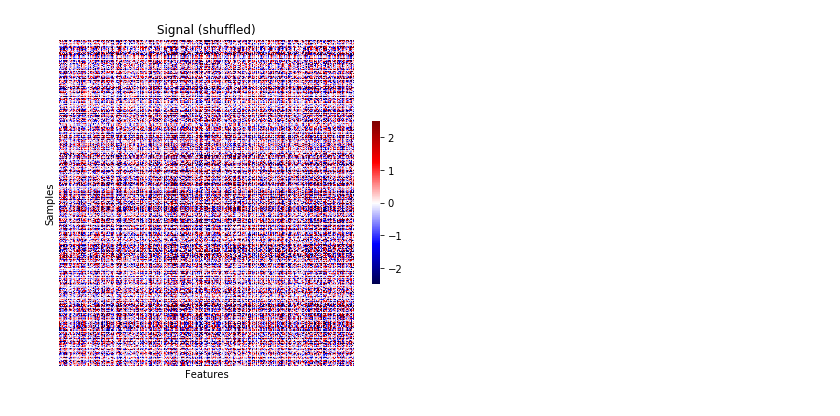
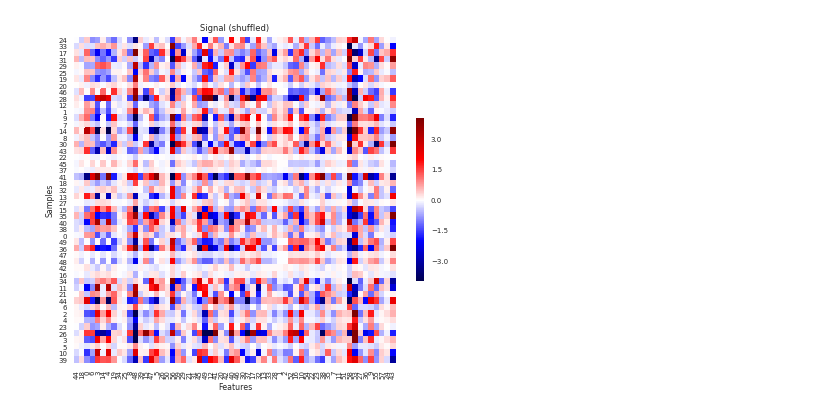
Before and after one commit to a378ec99/bcn, a Jupyter notebook: bcn/examples/Example.ipynb, the cells around one changed output. Saved outputs shown, nothing was run; the diff lists cells and outputs as text; code cells hidden in the pictures.

```diff
--- a/bcn/examples/Example.ipynb
+++ b/bcn/examples/Example.ipynb
@@ -16,17 +24,16 @@ np.random.seed(seed=42)
 # %%
-def show_signal(signal, shuffle=False):
+def show_absolute(signal, kind, shuffle=False):
     indices_x = np.arange(signal.shape[0], dtype=int)
     indices_y = np.arange(signal.shape[1], dtype=int)
     fig = pl.figure(figsize=(6 * (signal.shape[1] / signal.shape[0]), 6))
     ax = fig.add_subplot(111)
-    ax.set_title('Signal')
+    ax.set_title('{}'.format(kind))
     if shuffle:
         np.random.shuffle(indices_x)
         np.random.shuffle(indices_y)
-        ax.set_title('Signal (shuffled)')
-    ax_seaborn = sb.heatmap(signal[indices_x, indices_y[:, None]], vmin=-2.5, vmax=2.5, cmap=pl.cm.seismic, ax=ax, cbar_kws={'shrink': 0.5}, xticklabels=False, yticklabels=False)
+        ax.set_title('{} (shuffled)'.format(kind))
+    ax_seaborn = sb.heatmap(signal[indices_x[:, None], indices_y], vmin=-4, vmax=4, cmap=pl.cm.seismic, ax=ax, cbar_kws={'shrink': 0.5}, xticklabels=indices_y, yticklabels=indices_x)
     ax.tick_params(axis='both', which='both', length=0)
     ax.set_xlabel('Features')
     ax.set_ylabel('Samples')
-    #ax.axis('equal')
 # %%
@@ -70,11 +74,11 @@ def show_independences(signal, pairs, space, n_pairs=10, n_points=80):
 sparsity = 2
 n_restarts = 10
 rank = 6
-n_measurements = 10000
-shape = (1000, 1100) # samples, features
+n_measurements = 4000
+shape = (50, 60) # samples, features
 missing_fraction = 0.1
-noise_amplitude = 30.0
-m_blocks_size = 50 # size of each block
+noise_amplitude = 4.0
+m_blocks_size = 5 # size of each block
 correlation_threshold = 0.9
 bias_model = 'image'
 # %%
@@ -100,7 +104,7 @@ show_signal(true_signal)
 # %%
-show_signal(true_signal, shuffle=True)
+show_absolute(true_signal, kind='Signal', shuffle=True)
 # %% [output]
-[figure, old version]
+[figure, new version]
 # %%
 show_dependences(true_signal, true_pairs, 'feature')
 # %% [output]
```
Also changed, not shown: parts of 19 cells of this notebook, 2 other files.
